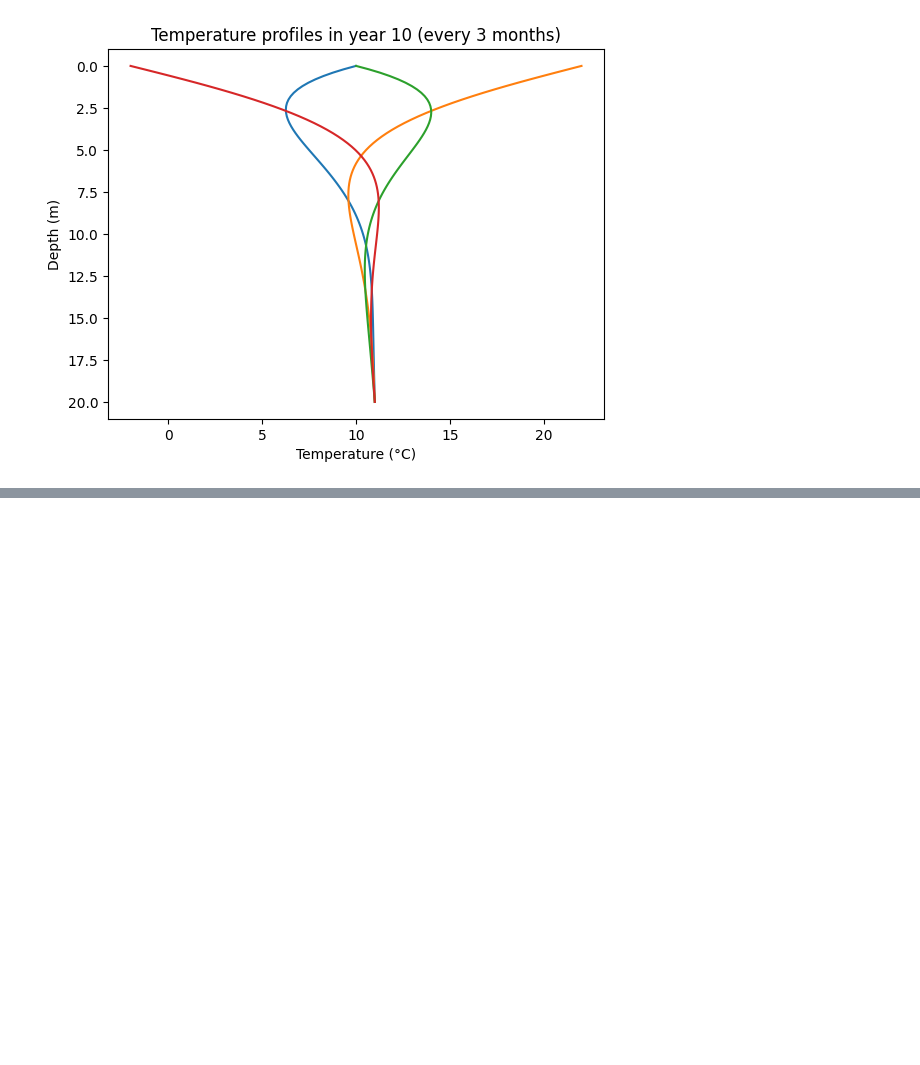
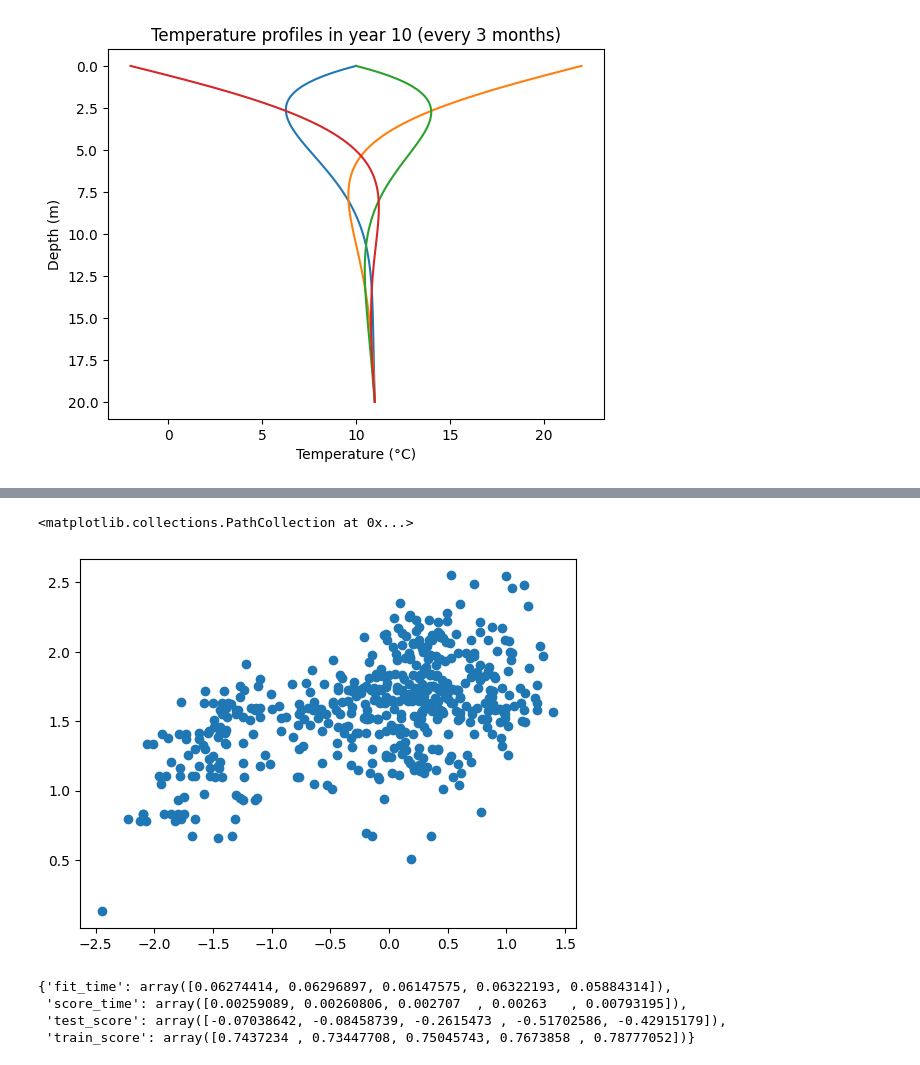
Before and after one commit to ImJayCup/ASTR78100-JacobYuzovitskiy, a Jupyter notebook: Astro78100.ipynb, the cells around one changed output, grey strips where cells are left out. Saved outputs shown, nothing was run; the diff lists cells and outputs as text; code cells hidden in the pictures; blank space fills up the shorter version.

```diff
--- a/Astro78100.ipynb
+++ b/Astro78100.ipynb
@@ -615,0 +702,5 @@ plt.show()
+# %%
+df = sns.load_dataset('planets')
+df = df.drop(['method','number'],axis=1)
+df = df.dropna()
+df.info()
@@ -615,0 +725,3 @@ plt.show()
+# %%
+df['logMass'] = np.log10(df['mass'])
+df['logDistance'] = np.log10(df['distance'])
@@ -615,0 +738,17 @@ plt.show()
+# %%
+regr = RandomForestRegressor()
+y = df['logDistance'].values
+X = df['logMass'].values.reshape(-1,1)
+y_pred = regr.fit(X=X,y=y)
+# %%
+plt.scatter(X,y)
+# %% [output]
+<matplotlib.collections.PathCollection at 0x...>
+[figure, added]
+# %%
+cross_validate(regr,X=X,y=y,n_jobs=5,return_train_score=True)
+# %% [output]
+{'fit_time': array([0.06274414, 0.06296897, 0.06147575, 0.06322193, 0.05884314]),
+ 'score_time': array([0.00259089, 0.00260806, 0.002707  , 0.00263   , 0.00793195]),
+ 'test_score': array([-0.07038642, -0.08458739, -0.2615473 , -0.51702586, -0.42915179]),
+ 'train_score': array([0.7437234 , 0.73447708, 0.75045743, 0.7673858 , 0.78777052])}
```
Also changed, not shown: parts of 11 cells of this notebook, 10 other files.
